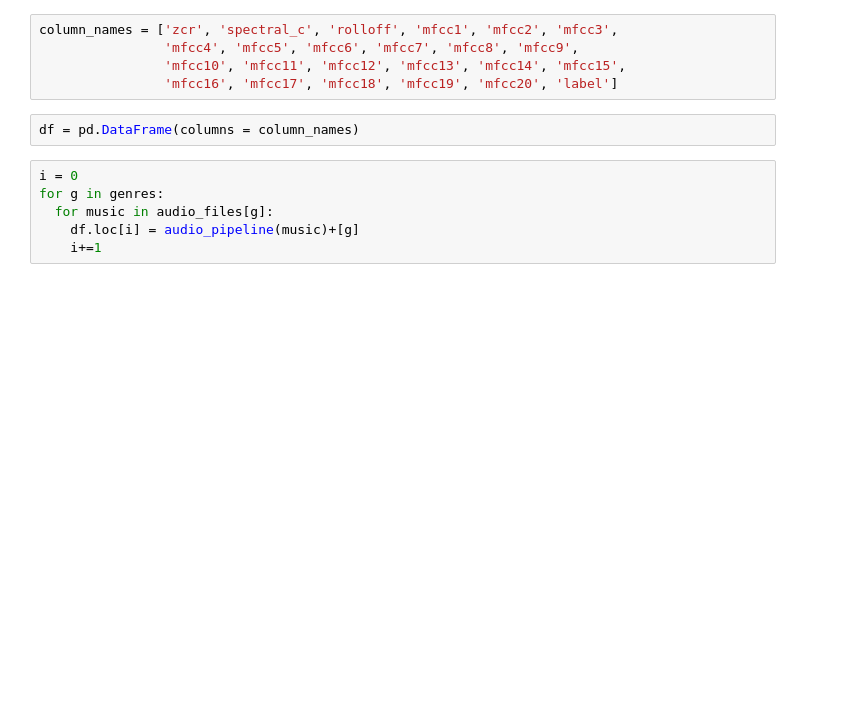
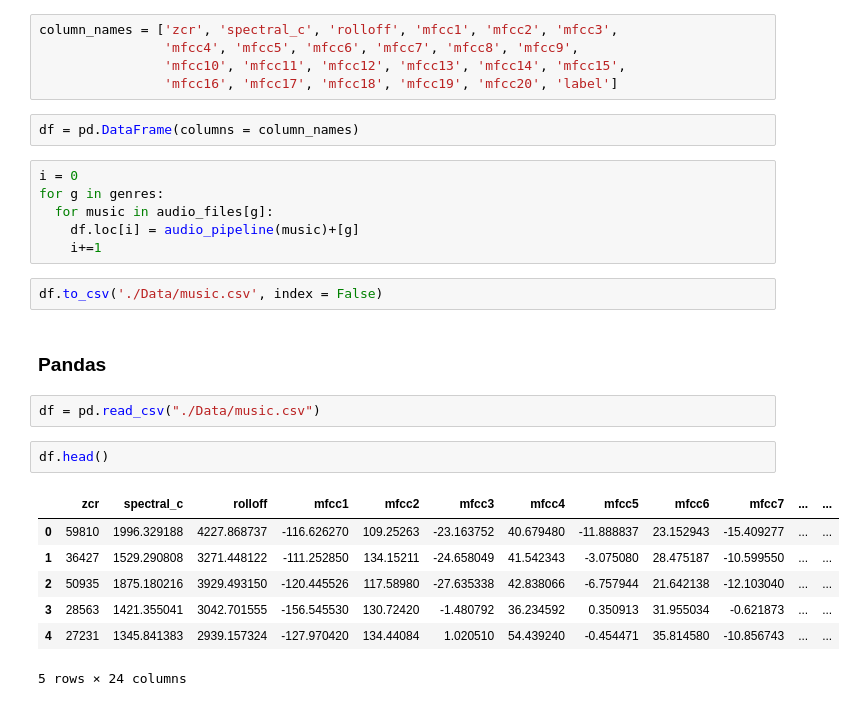
Before and after one commit to AlexandreRob/BadBoyRecords, a Jupyter notebook: classification_music.ipynb, the cells around one changed output. Saved outputs shown, nothing was run; the diff lists cells and outputs as text; blank space fills up the shorter version.

```diff
--- a/classification_music.ipynb
+++ b/classification_music.ipynb
@@ -103,3 +101,19 @@ for g in genres:
   for music in audio_files[g]:
     df.loc[i] = audio_pipeline(music)+[g]
     i+=1
+# %%
+df.to_csv('./Data/music.csv', index = False)
+# %% [markdown]
+### Pandas
+# %%
+df = pd.read_csv("./Data/music.csv")
+# %%
+df.head()
+# %% [output]
+|  | zcr | spectral_c | rolloff | mfcc1 | mfcc2 | mfcc3 | mfcc4 | mfcc5 | mfcc6 | mfcc7 | ... | ... |
+| 0 | 59810 | 1996.329188 | 4227.868737 | -116.626270 | 109.25263 | -23.163752 | 40.679480 | -11.888837 | 23.152943 | -15.409277 | ... | ... |
+| 1 | 36427 | 1529.290808 | 3271.448122 | -111.252850 | 134.15211 | -24.658049 | 41.542343 | -3.075080 | 28.475187 | -10.599550 | ... | ... |
+| 2 | 50935 | 1875.180216 | 3929.493150 | -120.445526 | 117.58980 | -27.635338 | 42.838066 | -6.757944 | 21.642138 | -12.103040 | ... | ... |
+| 3 | 28563 | 1421.355041 | 3042.701555 | -156.545530 | 130.72420 | -1.480792 | 36.234592 | 0.350913 | 31.955034 | -0.621873 | ... | ... |
+| 4 | 27231 | 1345.841383 | 2939.157324 | -127.970420 | 134.44084 | 1.020510 | 54.439240 | -0.454471 | 35.814580 | -10.856743 | ... | ... |
+5 rows × 24 columns
```
Also changed, not shown: parts of 20 cells of this notebook.
